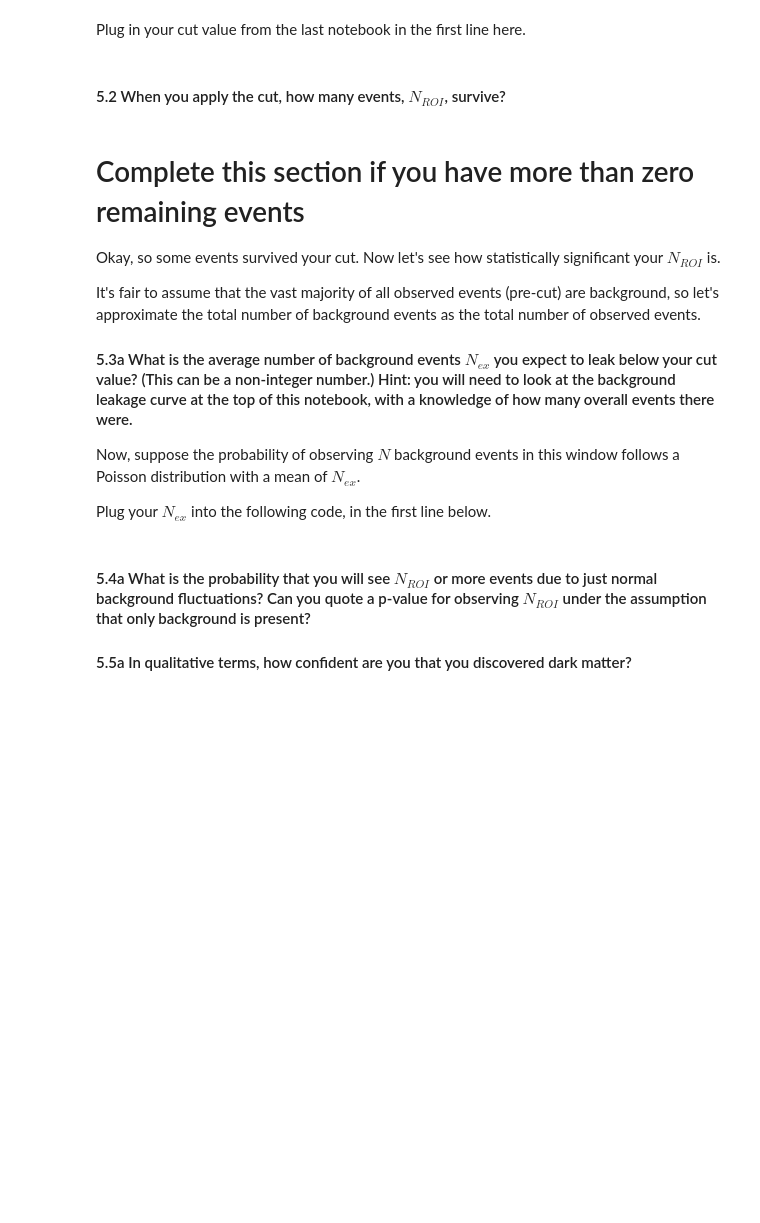
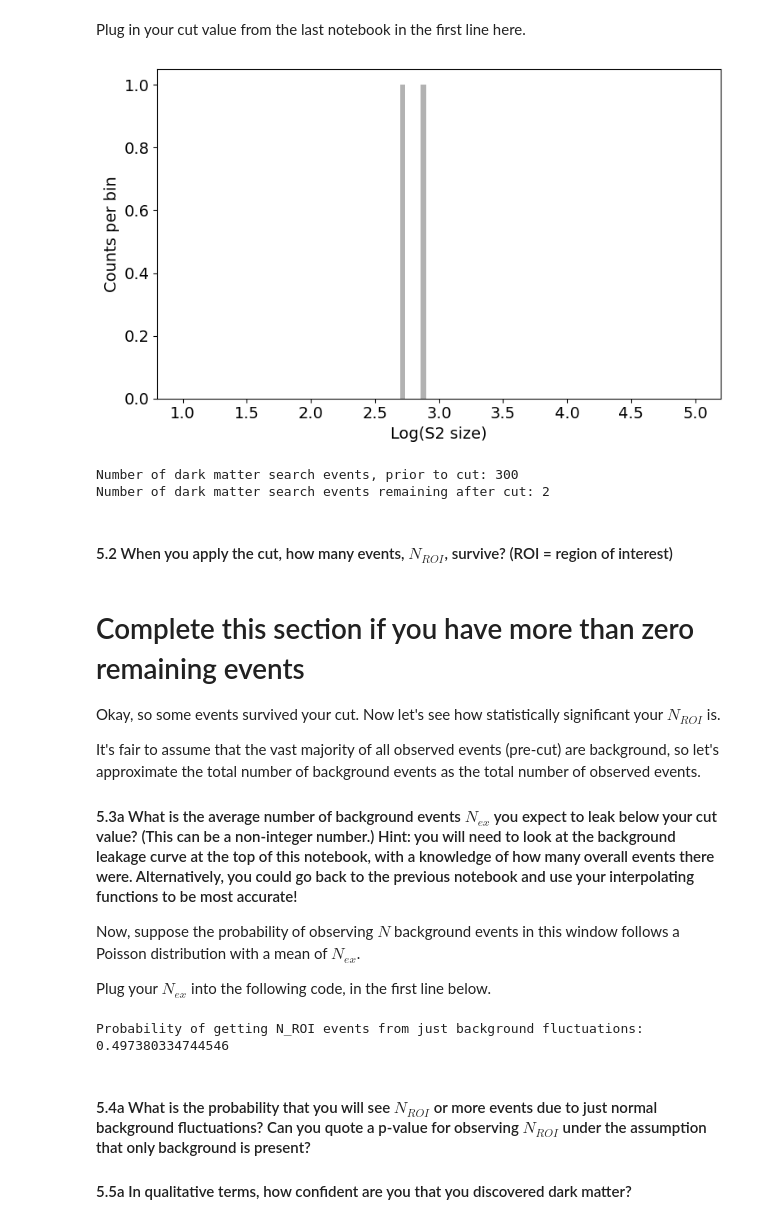
Before and after one commit to KIPAC/Physics89L, a Jupyter notebook: nb/07_02_Performing_a_Dark_Matter_Search.ipynb, the cells around one changed output. Cells and saved outputs as stored; diff of their text form; code cells hidden in the pictures; blank space fills up the shorter version.

```diff
--- a/nb/07_02_Performing_a_Dark_Matter_Search.ipynb
+++ b/nb/07_02_Performing_a_Dark_Matter_Search.ipynb
@@ -51,33 +61,46 @@ Let's now use the cut on Log(S2) (i.e., $X_{c}$) that you chose in the last note
 
 **Side note: it is important that you do not change your cut value now that you've seen the dark matter search data. If you do, you will introduce bias into your result.** (Disclaimer: you will not be graded on your ability to choose an excellent cut, so please just play along with this anti-bias measure ;) )
 # %%
-#Function we use to help us cut away events with S2s above a certain threshold cutVal
-def CutEvents(eventList,cutVal):
+## Function we use to help us cut away events with S2s above a
+## certain threshold cutVal
+def cut_events(eventList, cutVal):
 
-    # make a mask of all the events passing the cuts
+    ## Make a mask of all events passing the cut
     mask = eventList < cutVal
-    # apply the mask using the [] operation
+
+    ## Apply that mask to the event list by indexing with the
+    ## boolean array
     return eventList[mask]
 # %% [markdown]
 Plug in your cut value from the last notebook in the first line here.
 # %%
-#Plug in your cut value from last lab here!
-myCutValue_Xc = None
+## Plug in your cut value from last lab here!
+myCutValue_Xc = 2.9
 
 
-#Loop through elements and remove those above the cut value
-data_logS2_afterCut = CutEvents(data_logS2,myCutValue_Xc)
+## Loop through elements and remove those above the cut value
+data_logS2_afterCut = cut_events(data_logS2, myCutValue_Xc)
 
-plt.hist(data_logS2_afterCut, bins=data_logS2Bins,fc=(0, 0, 0, 0.3))
-plt.xlabel(r'Log(S2 size)')
-plt.ylabel(r'Counts per bin')
-plt.yscale('linear')
+## Plot the histogram of the remaining events after the cut
+fig, ax = plt.subplots(figsize=(8, 5))
+
+ax.hist(data_logS2_afterCut, bins=data_logS2Bins,fc=(0, 0, 0, 0.3))
+
+ax.set_xlabel(r'Log(S2 size)')
+ax.set_ylabel(r'Counts per bin')
+ax.set_yscale('linear')
+
+fig.tight_layout()
 plt.show()
 
 print(f"Number of dark matter search events, prior to cut: {data_logS2.size}")
 print(f"Number of dark matter search events remaining after cut: {data_logS2_afterCut.size}")
+# %% [output]
+[figure, added]
+Number of dark matter search events, prior to cut: 300
+Number of dark matter search events remaining after cut: 2
 # %% [markdown]
-#### 5.2 When you apply the cut, how many events, $N_{ROI}$, survive?
+#### 5.2 When you apply the cut, how many events, $N_{ROI}$, survive? (ROI = region of interest)
 # %% [markdown]
 # Complete this section if you have more than zero remaining events
 
@@ -85,17 +108,26 @@ Okay, so some events survived your cut. Now let's see how statistically signific
 
 It's fair to assume that the vast majority of all observed events (pre-cut) are background, so let's approximate the total number of background events as the total number of observed events.
 
-#### 5.3a What is the average number of background events $N_{ex}$ you expect to leak below your cut value? (This can be a non-integer number.) Hint: you will need to look at the background leakage curve at the top of this notebook, with a knowledge of how many overall events there were.
+#### 5.3a What is the average number of background events $N_{ex}$ you expect to leak below your cut value? (This can be a non-integer number.) Hint: you will need to look at the background leakage curve at the top of this notebook, with a knowledge of how many overall events there were. Alternatively, you could go back to the previous notebook and use your interpolating functions to be most accurate!
 
 Now, suppose the probability of observing $N$ background events in this window follows a Poisson distribution with a mean of $N_{ex}$.
 
 Plug your $N_{ex}$ into the following code, in the first line below.
 # %%
-#Plug in the expected number of events N_ex
+## Plug in the expected number of events N_ex that you calculated above
 N_ex = None
+
+## Determine the number of events that survive the cut from our dataset
 N_ROI = data_logS2_afterCut.size
-probability_from_background = scipy.poisson.sf(N_ROI-1,N_ex) # subtract 1 because it's discrete
+
+## Calculate the probability of observing N_ROI given the expected
+## number of background events N_ex.
+probability_from_background = scipy.poisson.sf(N_ROI-1, N_ex) # subtract 1 because it's discrete
+
+## Print the probability
 print(f"Probability of getting N_ROI events from just background fluctuations: {probability_from_background}")
+# %% [output]
+Probability of getting N_ROI events from just background fluctuations: 0.497380334744546
 # %% [markdown]
 #### 5.4a What is the probability that you will see $N_{ROI}$ or more events due to just normal background fluctuations? Can you quote a p-value for observing $N_{ROI}$ under the assumption that only background is present?
 
```
Also changed, not shown: parts of 2 cells of this notebook, 1 other file.
